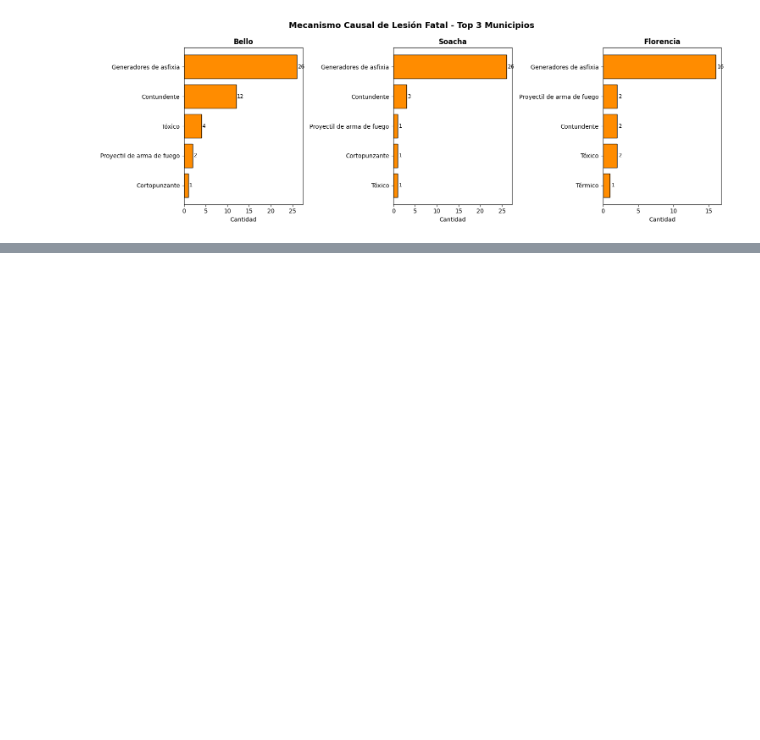
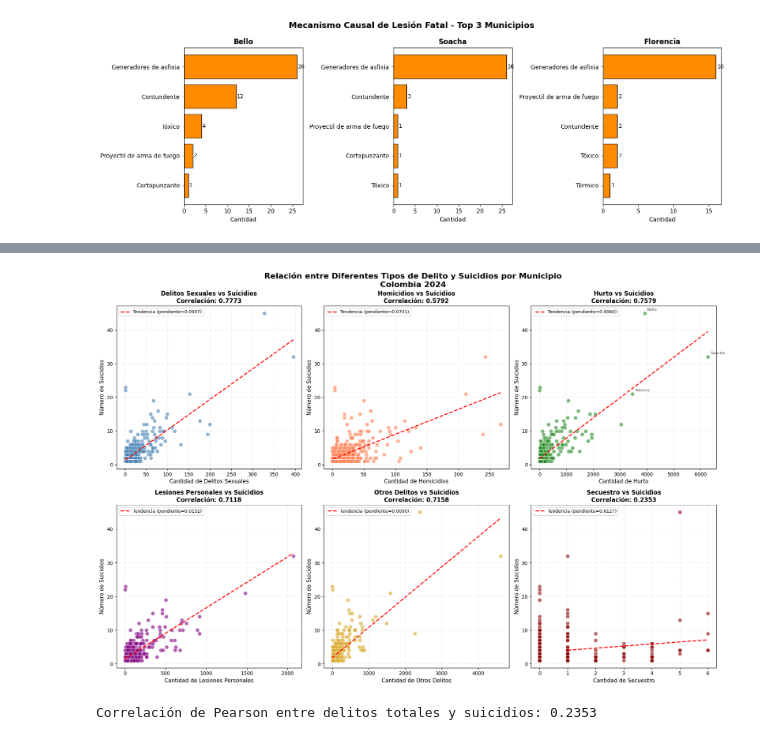
Before and after one commit to majo581/TALLERES, a Jupyter notebook: trabajo_de_econometria.ipynb, the cells around one changed output, grey strips where cells are left out. Saved outputs shown, nothing was run; the diff lists cells and outputs as text; code cells hidden in the pictures; blank space fills up the shorter version.

```diff
--- a/trabajo_de_econometria.ipynb
+++ b/trabajo_de_econometria.ipynb
@@ -1385,0 +1440,72 @@ plt.show()
+# %%
+
+
+# Obtener la lista de columnas de delitos
+delitos_cols = [col for col in df_scatter.columns if col.startswith('DELITOS_')]
+categorias = [col.replace('DELITOS_', '') for col in delitos_cols]
+
+# Configurar el tamaño de la figura (2 filas, 3 columnas)
+n_categorias = len(categorias)
+n_cols = 3
+n_rows = (n_categorias + n_cols - 1) // n_cols
+
+fig, axes = plt.subplots(n_rows, n_cols, figsize=(18, 6*n_rows))
+axes = axes.flatten()
+
+# Colores para los puntos
+colors = ['steelblue', 'coral', 'forestgreen', 'purple', 'goldenrod', 'darkred']
+
+for i, (delito_col, categoria, color) in enumerate(zip(delitos_cols, categorias, colors)):
+    ax = axes[i]
+
+    # Filtrar datos donde hay delitos de esta categoría (opcional: incluir ceros)
+    x = df_scatter[delito_col].values
+    y = df_scatter['SUICIDIOS'].values
+
+    # Scatter plot
+    ax.scatter(x, y, alpha=0.6, s=60, edgecolors='w', linewidth=0.5, color=color)
+
+    # Línea de tendencia (regresión lineal)
+    # Filtrar solo puntos con delitos > 0 para la regresión
+    mask = x > 0
+    if mask.sum() > 1:
+        z = np.polyfit(x[mask], y[mask], 1)
+        p = np.poly1d(z)
+        x_line = np.linspace(x[mask].min(), x[mask].max(), 100)
+        ax.plot(x_line, p(x_line), 'r--', linewidth=2, label=f'Tendencia (pendiente={z[0]:.4f})')
+
+    # Calcular correlación de Pearson
+    corr = df_scatter[delito_col].corr(df_scatter['SUICIDIOS'])
+
+    # Configurar el gráfico
+    ax.set_xlabel(f'Cantidad de {categoria}', fontsize=11)
+    ax.set_ylabel('Número de Suicidios', fontsize=11)
+    ax.set_title(f'{categoria} vs Suicidios\nCorrelación: {corr:.4f}', fontsize=12, fontweight='bold')
+    ax.legend(loc='upper left', fontsize=9)
+    ax.grid(True, linestyle='--', alpha=0.3)
+
+    # Añadir etiquetas para puntos destacados (opcional)
+    # Identificar municipios con valores atípicos
+    if categoria == 'Hurto':
+        top_indices = df_scatter.nlargest(5, delito_col).index
+        for idx in top_indices[:3]:
+            ax.annotate(df_scatter.loc[idx, 'MUNICIPIO'],
+                       (x[idx], y[idx]),
+                       fontsize=8, alpha=0.7, xytext=(5, 5),
+                       textcoords='offset points')
+
+# Ocultar ejes no utilizados
+for j in range(i+1, len(axes)):
+    axes[j].set_visible(False)
+
+plt.suptitle('Relación entre Diferentes Tipos de Delito y Suicidios por Municipio\nColombia 2024',
+             fontsize=16, fontweight='bold')
+plt.tight_layout()
+plt.show()
+# %% [output]
+[figure, added]
+# %%
+corr = df_scatter[delito_col].corr(df_scatter['SUICIDIOS'])
+print(f"\nCorrelación de Pearson entre delitos totales y suicidios: {corr:.4f}")
+# %% [output]
+Correlación de Pearson entre delitos totales y suicidios: 0.2353
```
Also changed, not shown: parts of 4 cells of this notebook.
